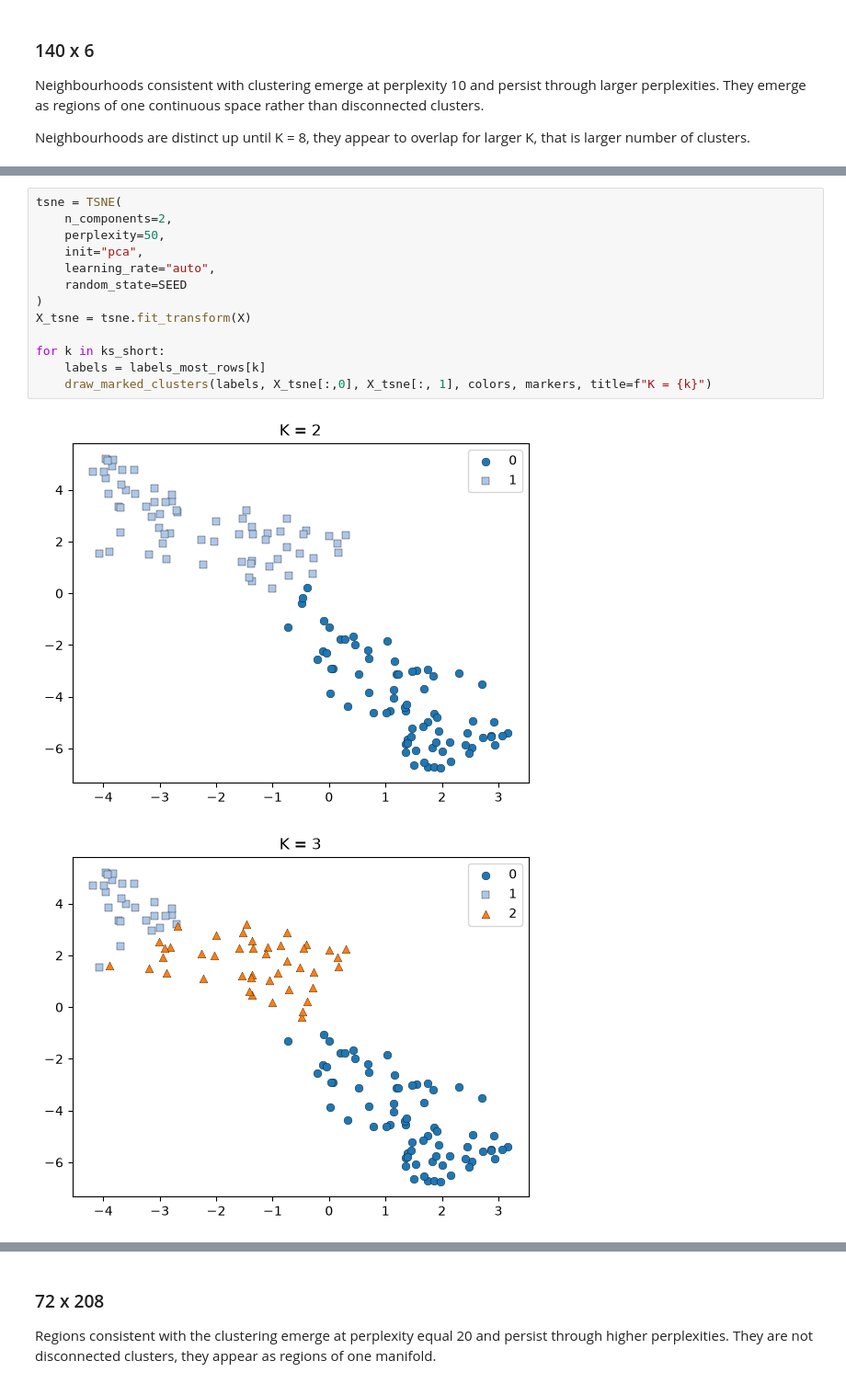
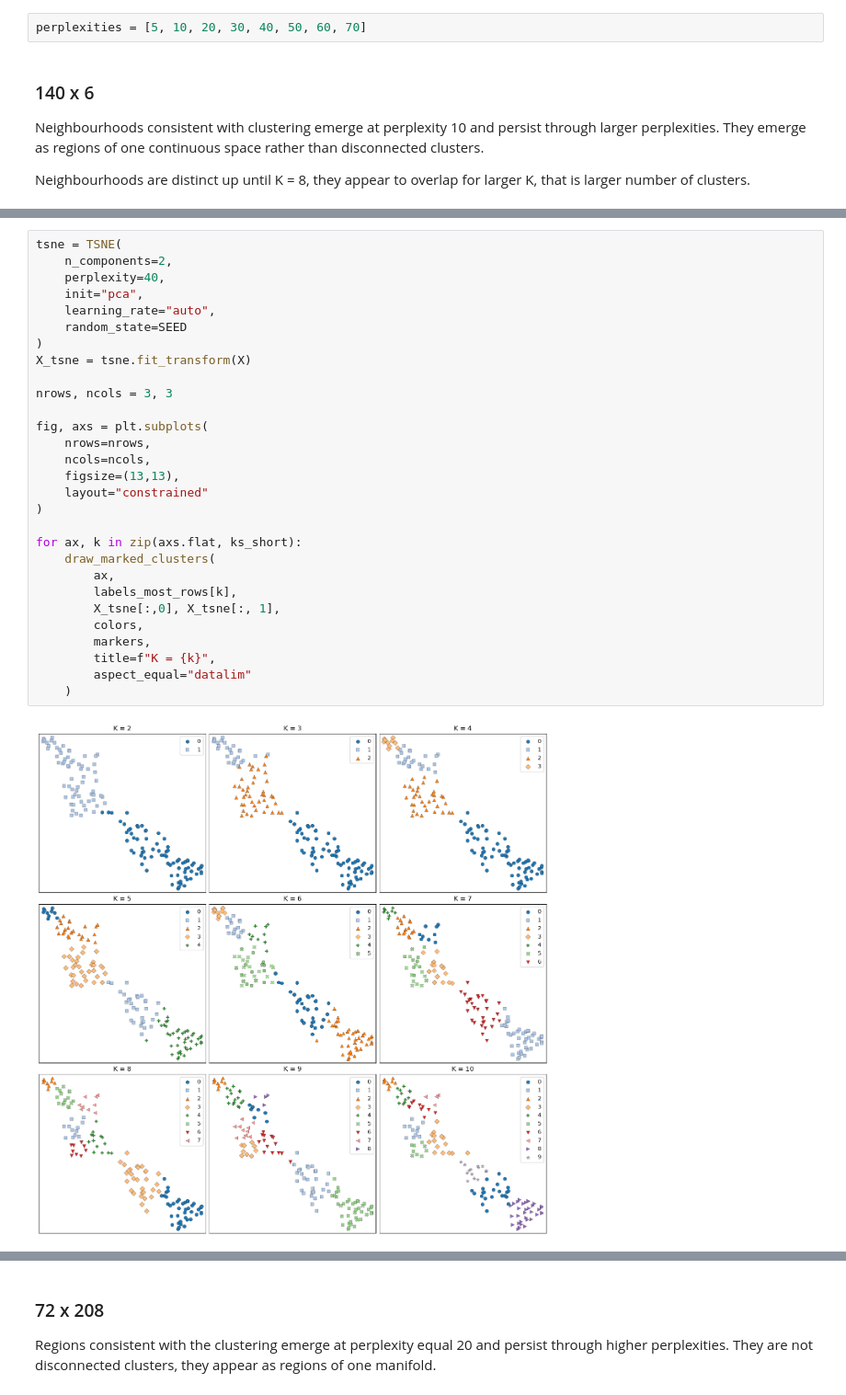
Before and after one commit to reebme/financial-attitudes-clustering, a Jupyter notebook: Notebooks/02_EDA.ipynb, the cells around one changed output, grey strips where cells are left out. Shown at 92% size. Drawn from its saved outputs; the diff is of its cells as text.

```diff
--- a/Notebooks/02_EDA.ipynb
+++ b/Notebooks/02_EDA.ipynb
@@ -488,5 +550,7 @@ for k in ks_short:
 # %% [markdown]
 ## t-SNE
+# %%
+perplexities = [5, 10, 20, 30, 40, 50, 60, 70]
 # %% [markdown]
 ### 140 x 6
 Neighbourhoods consistent with clustering emerge at perplexity 10 and persist through larger perplexities. They emerge as regions of one continuous space rather than disconnected clusters.
@@ -517,16 +595,31 @@ for perplexity in [5, 10, 20, 30, 40, 50, 60]:
 # %%
 tsne = TSNE(
     n_components=2,
-    perplexity=50,
+    perplexity=40,
     init="pca",
     learning_rate="auto",
     random_state=SEED
 )
 X_tsne = tsne.fit_transform(X)
 
-for k in ks_short:
-    labels = labels_most_rows[k]
-    draw_marked_clusters(labels, X_tsne[:,0], X_tsne[:, 1], colors, markers, title=f"K = {k}")
+nrows, ncols = 3, 3
+
+fig, axs = plt.subplots(
+    nrows=nrows,
+    ncols=ncols,
+    figsize=(13,13),
+    layout="constrained"
+)
+
+for ax, k in zip(axs.flat, ks_short):
+    draw_marked_clusters(
+        ax,
+        labels_most_rows[k],
+        X_tsne[:,0], X_tsne[:, 1],
+        colors,
+        markers,
+        title=f"K = {k}",
+        aspect_equal="datalim"
+    )
 # %% [output]
-[figure, old version]
+[figure, new version]
-[figure, removed]
```
Also changed, not shown: parts of 9 cells of this notebook.
